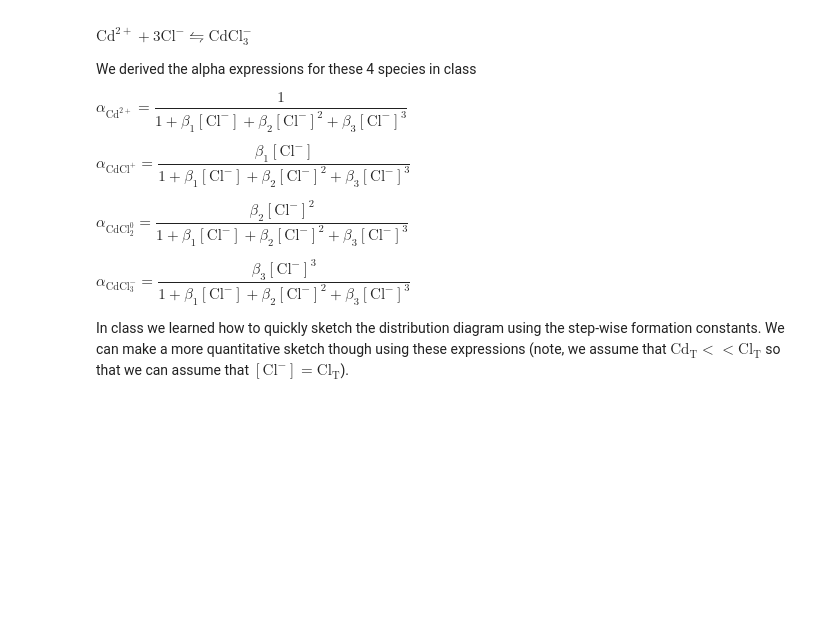
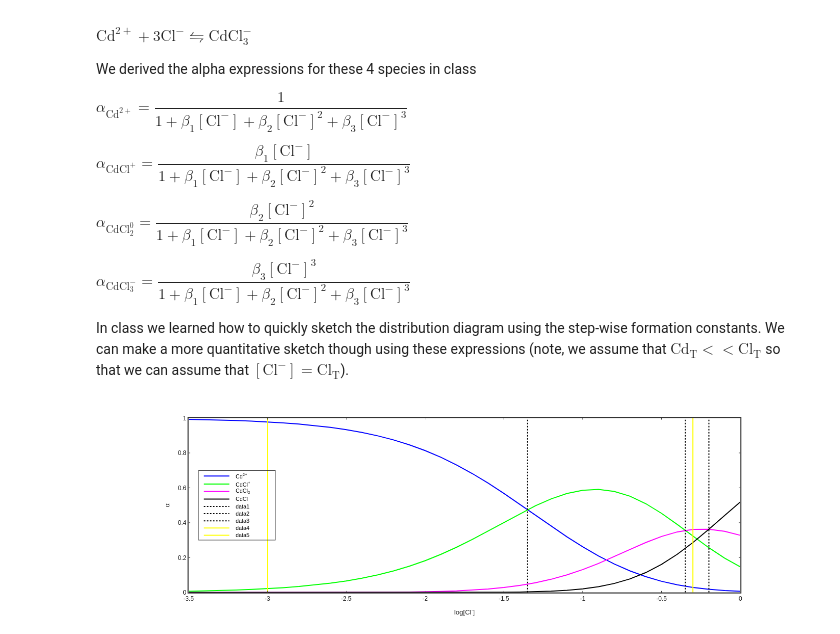
Before and after one commit to skotssd/XOctaveCH234, a Jupyter notebook: Cd_chlorocomplexation.ipynb, the cells around one changed output. Drawn from its saved outputs; the diff is of its cells as text; code cells hidden in the pictures; blank space fills up the shorter version.

```diff
--- a/Cd_chlorocomplexation.ipynb
+++ b/Cd_chlorocomplexation.ipynb
@@ -40,30 +33,32 @@ In class we learned how to quickly sketch the distribution diagram using the ste
 # %%
 %plot -s 600,500 -f 'svg'
 logB1=1.35; logB2=1.7; logB3=1.9; B1=10^logB1; B2=10^logB2; B3=10^logB3;
 logCl=-3.5:0.1:0; Cl=10.^logCl;
 denominator=1+B1*Cl+B2*Cl.^2+B3*Cl.^3;
 alphaCd=1./denominator;
 alphaCdCl=(B1*Cl)./denominator;
 alphaCdCl2=(B2*Cl.^2)./denominator;
 alphaCdCl3=(B3*Cl.^3)./denominator;
 
 plot(logCl,alphaCd,'b','linewidth',2)
 hold on
 plot(logCl,alphaCdCl,'g','linewidth',2)
 plot(logCl,alphaCdCl2,'m','linewidth',2)
 plot(logCl,alphaCdCl3,'k','linewidth',2)
 xlabel('log[Cl^-]'); ylabel('\alpha');
 legend('Cd^{2+}','CdCl^+','CdCl_2','CdCl_3^-','location','west')
 set(gca,'linewidth',2,'fontsize',12)
 title('Distribution diagram, Cd chloro complexation')
 
 % add stepwise values (well actually -1*stepwise K values.  when the two species are equal)
 
 plot([-1.35 -1.35],[0 1],'k:','linewidth',2)
 plot([-0.35 -0.35],[0 1],'k:','linewidth',2)
 plot([-0.2 -0.2],[0 1],'k:','linewidth',2)
 
 % and to determine predominant species
 
-plot([log10(0.6) log10(0.6)],[0 1],'y-','linewidth',2); % seawater
+plot([log10(0.5) log10(0.5)],[0 1],'y-','linewidth',2); % seawater
 plot([-3 -3],[0 1],'y-','linewidth',2); % freshwater
+# %% [output]
+[figure, added]
```
Also changed, not shown: parts of 1 cell of this notebook.
